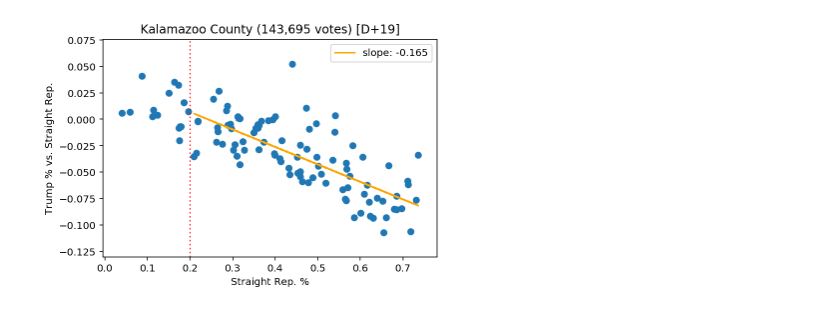
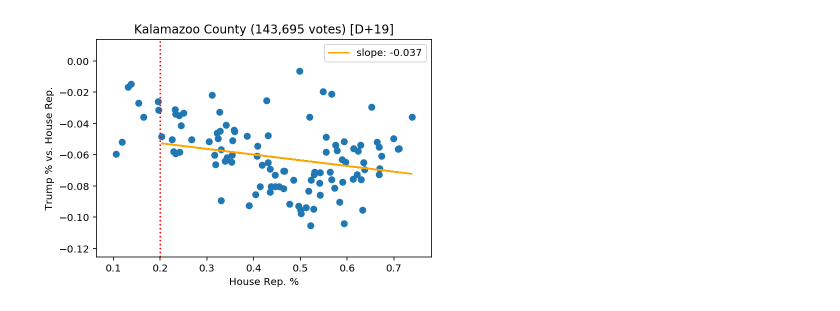
Before and after one commit to AlwaysBCoding/michigan, a Jupyter notebook: counties/09-kalamazoo/Kalamazoo.ipynb, the cells around one changed output. Saved outputs shown, nothing was run; the diff lists cells and outputs as text; code cells hidden in the pictures.

Commit message:
kalamazoo house races

```diff
--- a/counties/09-kalamazoo/Kalamazoo.ipynb
+++ b/counties/09-kalamazoo/Kalamazoo.ipynb
@@ -10,3 +13,6 @@ import pandas as pd
 # %%
 kalamazoo_president = pd.read_csv('./kalamazoo-president.txt')
 kalamazoo_straight_party = pd.read_csv('./kalamazoo-straight-party.txt')
+kalamazoo_house = pd.read_csv('./kalamazoo-house.txt')
+kalamazoo_president_2016 = pd.read_csv('./2016-kalamazoo-president.txt')
+kalamazoo_house_2016 = pd.read_csv('./2016-kalamazoo-house.txt')
@@ -13,3 +37,23 @@ kalamazoo_straight_party = pd.read_csv('./kalamazoo-straight-party.txt')
+# %%
+kalamazoo_house_2016['total_votes'] = (
+    kalamazoo_house_2016['rep'] +
+    kalamazoo_house_2016['dem'] +
+    kalamazoo_house_2016['lib'] +
+    kalamazoo_house_2016['wi']
+)
+
+kalamazoo_house_2016['percentage_republican'] = kalamazoo_house_2016['rep'] / kalamazoo_house_2016['total_votes']
+# %%
+kalamazoo_house['total_votes'] = (
+    kalamazoo_house['dem'] +
+    kalamazoo_house['rep'] +
+    kalamazoo_house['lib'] +
+    kalamazoo_house['grn'] +
+    kalamazoo_house['non'] +
+    kalamazoo_house['w1']
+)
+
+kalamazoo_house['percentage_republican'] = kalamazoo_house['rep'] / kalamazoo_house['total_votes']
 # %%
 kalamazoo_straight_party['sp_total'] = (
     kalamazoo_straight_party['dem'] +
@@ -41,12 +85,15 @@ kalamazoo_president['total_votes'] = (
 kalamazoo_president['trump_vote_percentage'] = kalamazoo_president['trump'] / kalamazoo_president['total_votes']
 # %%
 straight_republican_percentage = kalamazoo_straight_party['percentage_republican'].tolist()
-trump_relative_performance = (kalamazoo_president['trump_vote_percentage'] - kalamazoo_straight_party['percentage_republican']).tolist()
+house_republican_percentage = kalamazoo_house['percentage_republican']
+house_republican_percentage_2016 = kalamazoo_house_2016['percentage_republican']
+trump_relative_performance_2016 = (kalamazoo_president_2016['trump_vote_percentage'] - kalamazoo_house_2016['percentage_republican'])
+trump_relative_performance = (kalamazoo_president['trump_vote_percentage'] - kalamazoo_house['percentage_republican']).tolist()
 
 slope_points_x = []
 slope_points_y = []
 
-for index, value in enumerate(straight_republican_percentage):
+for index, value in enumerate(house_republican_percentage_2016):
     if value > 0.2:
         slope_points_x.append(value)
         slope_points_y.append(trump_relative_performance[index])
@@ -55,19 +102,19 @@ m, b = np.polyfit(slope_points_x, slope_points_y, 1)
 x = np.array(slope_points_x)
 # %%
 plt.scatter(
-    straight_republican_percentage,
+    house_republican_percentage,
     trump_relative_performance
 )
 
-plt.xlabel('Straight Rep. %')
-plt.ylabel('Trump % vs. Straight Rep.')
+plt.xlabel('House Rep. %')
+plt.ylabel('Trump % vs. House Rep.')
 plt.axvline(x=0.2, color='red', linestyle='dotted')
 
 plt.plot(x, m*x + b, color='orange', label=f'slope: {round(m, 3)}')
 plt.legend(loc=0)
 
 plt.title('Kalamazoo County (143,695 votes) [D+19]')
 
 plt.show()
 # %% [output]
-[figure, old version]
+[figure, new version]
```
Also changed, not shown: parts of 2 cells of this notebook, 4 other files.
